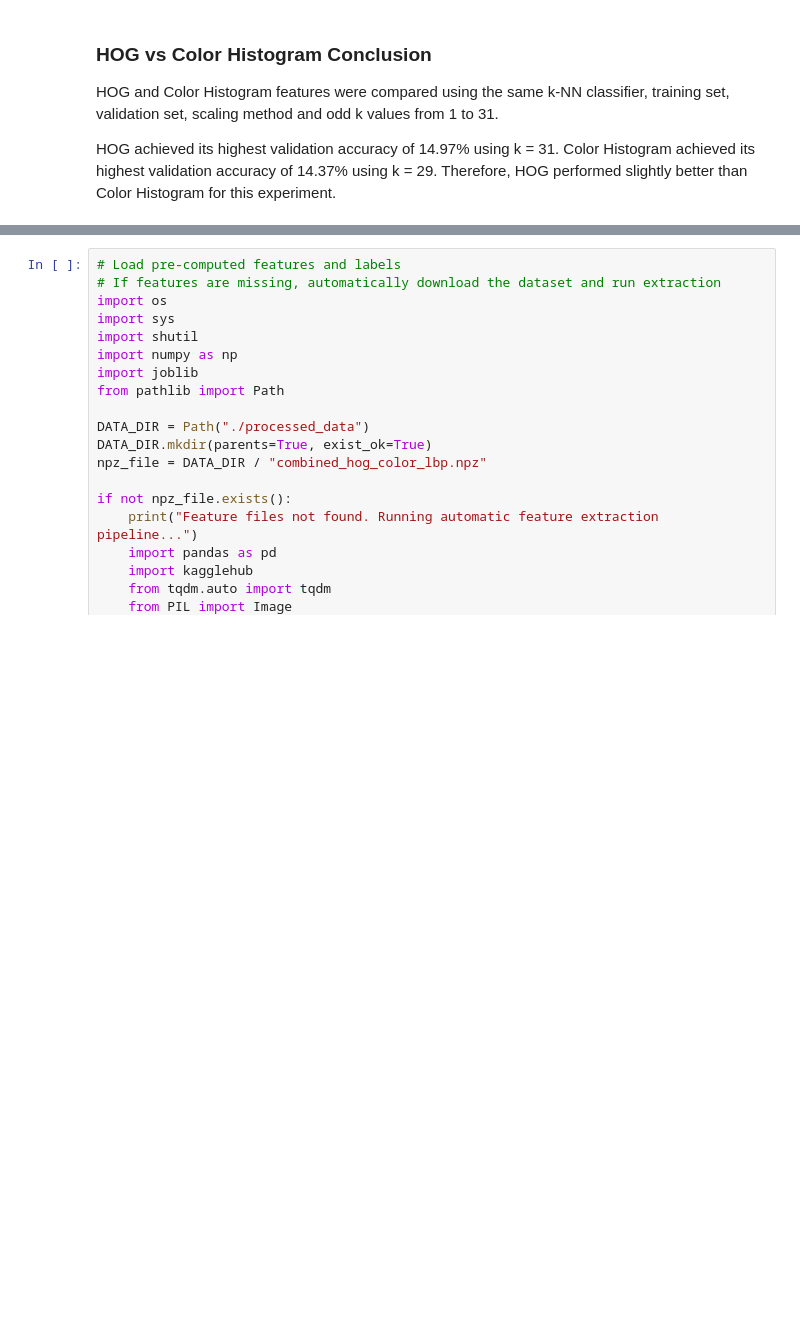
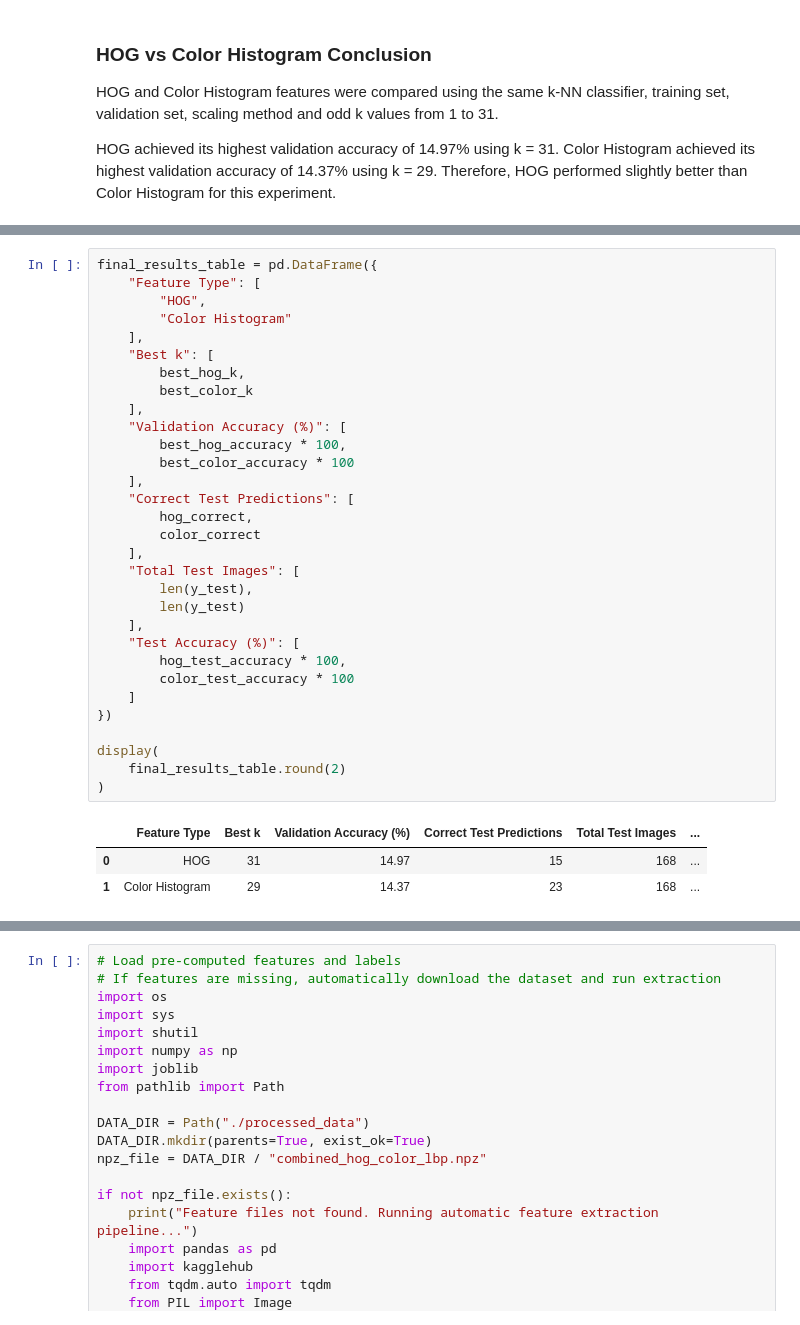
Before and after one commit to 01329582993/Bird-Species-Classification-ML, a Jupyter notebook: notebooks/07_Model_Comparison.ipynb, the cells around one changed output, grey strips where cells are left out. Drawn from its saved outputs; the diff is of its cells as text; blank space fills up the shorter version.

```diff
--- a/notebooks/07_Model_Comparison.ipynb
+++ b/notebooks/07_Model_Comparison.ipynb
@@ -510,0 +659,35 @@ HOG achieved its highest validation accuracy of 14.97% using k = 31. Color Histo
+# %%
+final_results_table = pd.DataFrame({
+    "Feature Type": [
+        "HOG",
+        "Color Histogram"
+    ],
+    "Best k": [
+        best_hog_k,
+        best_color_k
+    ],
+    "Validation Accuracy (%)": [
+        best_hog_accuracy * 100,
+        best_color_accuracy * 100
+    ],
+    "Correct Test Predictions": [
+        hog_correct,
+        color_correct
+    ],
+    "Total Test Images": [
+        len(y_test),
+        len(y_test)
+    ],
+    "Test Accuracy (%)": [
+        hog_test_accuracy * 100,
+        color_test_accuracy * 100
+    ]
+})
+
+display(
+    final_results_table.round(2)
+)
+# %% [output]
+|  | Feature Type | Best k | Validation Accuracy (%) | Correct Test Predictions | Total Test Images | ... |
+| 0 | HOG | 31 | 14.97 | 15 | 168 | ... |
+| 1 | Color Histogram | 29 | 14.37 | 23 | 168 | ... |
```
Also changed, not shown: parts of 8 cells of this notebook.
